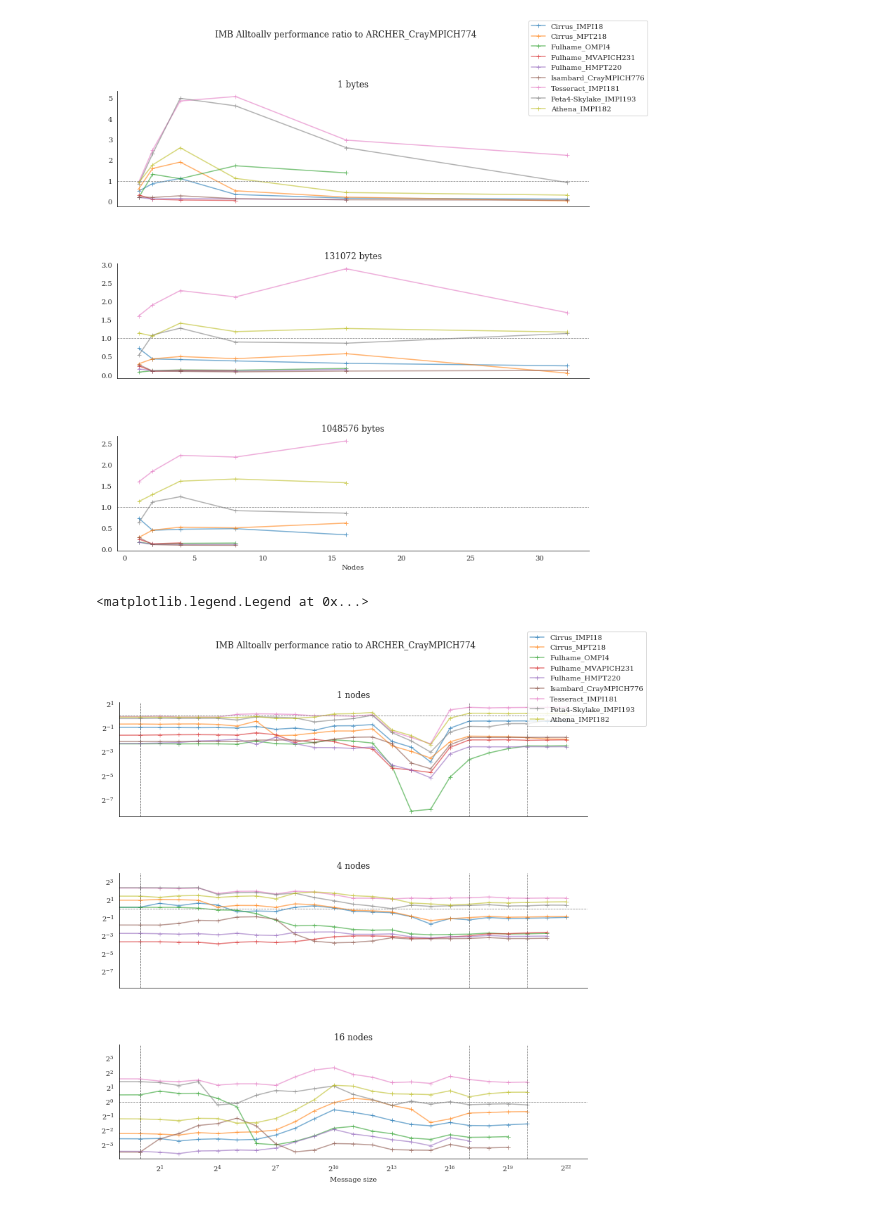
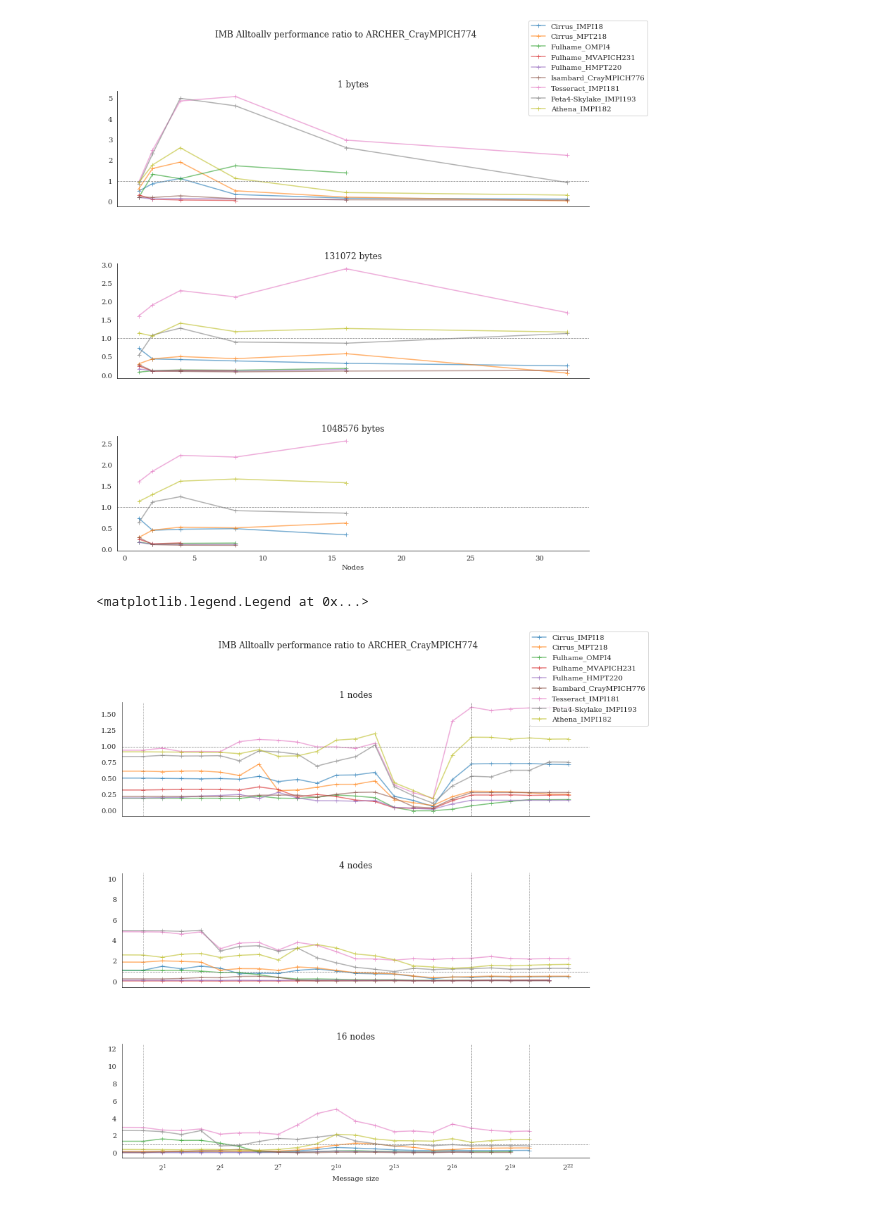
Before and after one commit to hpc-uk/archer-benchmarks, a Jupyter notebook: synth/IMB/analysis/IMB_Alltoallv_compare.ipynb, the cells around one changed output. Cells and saved outputs as stored; diff of their text form; code cells hidden in the pictures.

```diff
--- a/synth/IMB/analysis/IMB_Alltoallv_compare.ipynb
+++ b/synth/IMB/analysis/IMB_Alltoallv_compare.ipynb
@@ -187,32 +187,32 @@ sizelist = [0,
          2048,
          4096,
          8192,
         16384,
         32768,
         65536,
        131072,
        262144,
        524288,
       1048576,
       2097152,
       4194304]
 fig, axes = plt.subplots(nrows=3, ncols=1, sharex='all')
 fig.suptitle('IMB {0} performance ratio to {1}'.format(benchmark, baseline))
 fig.subplots_adjust(hspace=0.5)
 for ax, nodes in zip(axes.flatten(), nodelist):
     for system in systems:
         ax.plot(sizelist, imb.get_size_scaling(sizelist, nodes, imb_ratio[system]), '-+', label=system, alpha=0.6)
     ax.axhline(y=1, c='gray', ls='--', lw=0.75)
     ax.axvline(x=1, c='gray', ls='--', lw=0.75)
     ax.axvline(x=131072, c='gray', ls='--', lw=0.75)
     ax.axvline(x=1048576, c='gray', ls='--', lw=0.75)
-    ax.set_yscale('log', basey=2)
+    # ax.set_yscale('log', basey=2)
     ax.set(title="{0} nodes".format(nodes))
     handles, labels = ax.get_legend_handles_labels()
     sns.despine()
 plt.xscale('log', basex=2)
 plt.xlabel("Message size")
 fig.legend(handles, labels, loc='upper right')
 # %% [output]
 <matplotlib.legend.Legend at 0x...>
-[figure, old version]
+[figure, new version]
```
Also changed, not shown: parts of 5 cells of this notebook, 1 other file.
